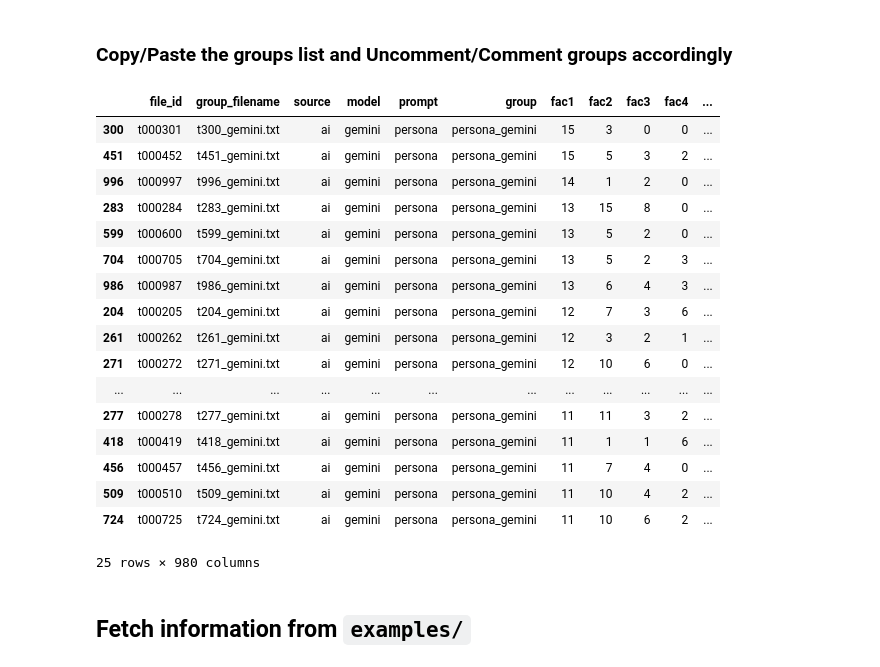
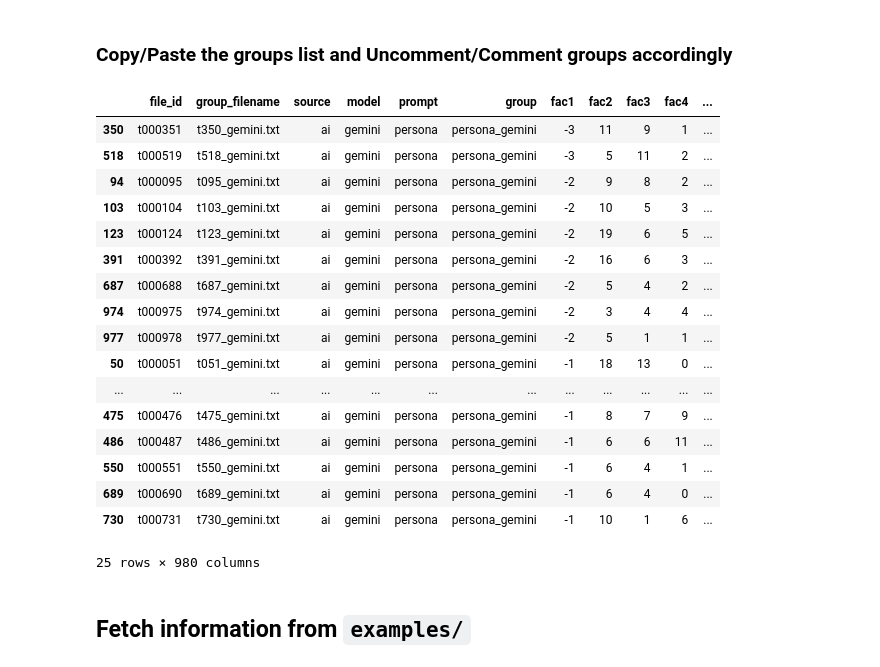
Before and after one commit to laelgelc/cl_st2_arianne, a Jupyter notebook: cl_st2_ph2_arianne/examples_simulation.ipynb, the cells around one changed output. Cells and saved outputs as stored; diff of their text form; code cells hidden in the pictures.

```diff
--- a/cl_st2_ph2_arianne/examples_simulation.ipynb
+++ b/cl_st2_ph2_arianne/examples_simulation.ipynb
@@ -188,30 +188,39 @@ GROUP = 'persona_gemini'
 # %%
 GROUP = 'persona_gemini'
 #GROUP = 'persona_grok'
 #GROUP = 'persona_gpt'
 #GROUP = 'human'
 
 N_EXAMPLES = 25 # Define the number of examples to select
 
-scores_file_ids_df.loc[scores_file_ids_df["group"].eq(GROUP)].nlargest(N_EXAMPLES, FACTOR)
+group_df = scores_file_ids_df.loc[scores_file_ids_df["group"].eq(GROUP)]
+
+if POLE == "positive":
+    examples_df = group_df.nlargest(N_EXAMPLES, FACTOR)
+elif POLE == "negative":
+    examples_df = group_df.nsmallest(N_EXAMPLES, FACTOR)
+else:
+    raise ValueError(f"Unknown POLE: {POLE!r}")
+
+examples_df
 # %% [output]
 |  | file_id | group_filename | source | model | prompt | group | fac1 | fac2 | fac3 | fac4 | ... |
-| 300 | t000301 | t300_gemini.txt | ai | gemini | persona | persona_gemini | 15 | 3 | 0 | 0 | ... |
-| 451 | t000452 | t451_gemini.txt | ai | gemini | persona | persona_gemini | 15 | 5 | 3 | 2 | ... |
-| 996 | t000997 | t996_gemini.txt | ai | gemini | persona | persona_gemini | 14 | 1 | 2 | 0 | ... |
-| 283 | t000284 | t283_gemini.txt | ai | gemini | persona | persona_gemini | 13 | 15 | 8 | 0 | ... |
-| 599 | t000600 | t599_gemini.txt | ai | gemini | persona | persona_gemini | 13 | 5 | 2 | 0 | ... |
-| 704 | t000705 | t704_gemini.txt | ai | gemini | persona | persona_gemini | 13 | 5 | 2 | 3 | ... |
-| 986 | t000987 | t986_gemini.txt | ai | gemini | persona | persona_gemini | 13 | 6 | 4 | 3 | ... |
-| 204 | t000205 | t204_gemini.txt | ai | gemini | persona | persona_gemini | 12 | 7 | 3 | 6 | ... |
-| 261 | t000262 | t261_gemini.txt | ai | gemini | persona | persona_gemini | 12 | 3 | 2 | 1 | ... |
-| 271 | t000272 | t271_gemini.txt | ai | gemini | persona | persona_gemini | 12 | 10 | 6 | 0 | ... |
+| 350 | t000351 | t350_gemini.txt | ai | gemini | persona | persona_gemini | -3 | 11 | 9 | 1 | ... |
+| 518 | t000519 | t518_gemini.txt | ai | gemini | persona | persona_gemini | -3 | 5 | 11 | 2 | ... |
+| 94 | t000095 | t095_gemini.txt | ai | gemini | persona | persona_gemini | -2 | 9 | 8 | 2 | ... |
+| 103 | t000104 | t103_gemini.txt | ai | gemini | persona | persona_gemini | -2 | 10 | 5 | 3 | ... |
+| 123 | t000124 | t123_gemini.txt | ai | gemini | persona | persona_gemini | -2 | 19 | 6 | 5 | ... |
+| 391 | t000392 | t391_gemini.txt | ai | gemini | persona | persona_gemini | -2 | 16 | 6 | 3 | ... |
+| 687 | t000688 | t687_gemini.txt | ai | gemini | persona | persona_gemini | -2 | 5 | 4 | 2 | ... |
+| 974 | t000975 | t974_gemini.txt | ai | gemini | persona | persona_gemini | -2 | 3 | 4 | 4 | ... |
+| 977 | t000978 | t977_gemini.txt | ai | gemini | persona | persona_gemini | -2 | 5 | 1 | 1 | ... |
+| 50 | t000051 | t051_gemini.txt | ai | gemini | persona | persona_gemini | -1 | 18 | 13 | 0 | ... |
 | ... | ... | ... | ... | ... | ... | ... | ... | ... | ... | ... | ... |
-| 277 | t000278 | t277_gemini.txt | ai | gemini | persona | persona_gemini | 11 | 11 | 3 | 2 | ... |
-| 418 | t000419 | t418_gemini.txt | ai | gemini | persona | persona_gemini | 11 | 1 | 1 | 6 | ... |
-| 456 | t000457 | t456_gemini.txt | ai | gemini | persona | persona_gemini | 11 | 7 | 4 | 0 | ... |
-| 509 | t000510 | t509_gemini.txt | ai | gemini | persona | persona_gemini | 11 | 10 | 4 | 2 | ... |
-| 724 | t000725 | t724_gemini.txt | ai | gemini | persona | persona_gemini | 11 | 10 | 6 | 2 | ... |
+| 475 | t000476 | t475_gemini.txt | ai | gemini | persona | persona_gemini | -1 | 8 | 7 | 9 | ... |
+| 486 | t000487 | t486_gemini.txt | ai | gemini | persona | persona_gemini | -1 | 6 | 6 | 11 | ... |
+| 550 | t000551 | t550_gemini.txt | ai | gemini | persona | persona_gemini | -1 | 6 | 4 | 1 | ... |
+| 689 | t000690 | t689_gemini.txt | ai | gemini | persona | persona_gemini | -1 | 6 | 4 | 0 | ... |
+| 730 | t000731 | t730_gemini.txt | ai | gemini | persona | persona_gemini | -1 | 10 | 1 | 6 | ... |
 25 rows × 980 columns
 # %% [markdown]
 ## Fetch information from `examples/`
```
